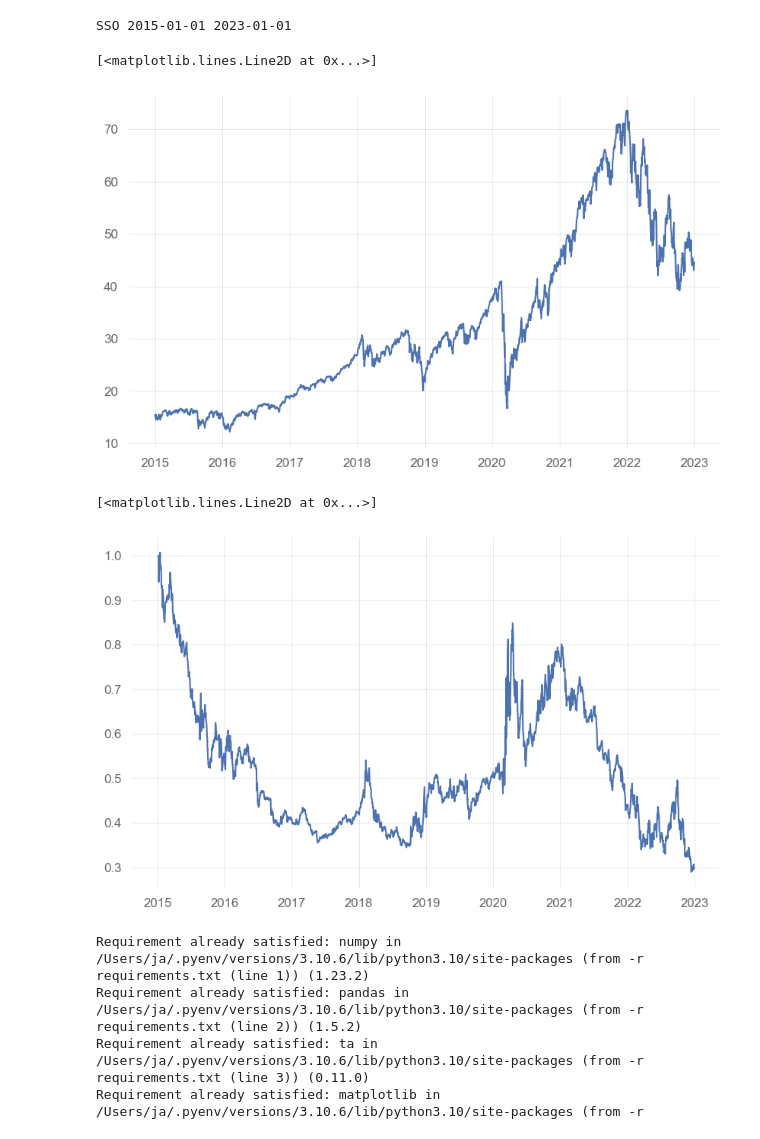
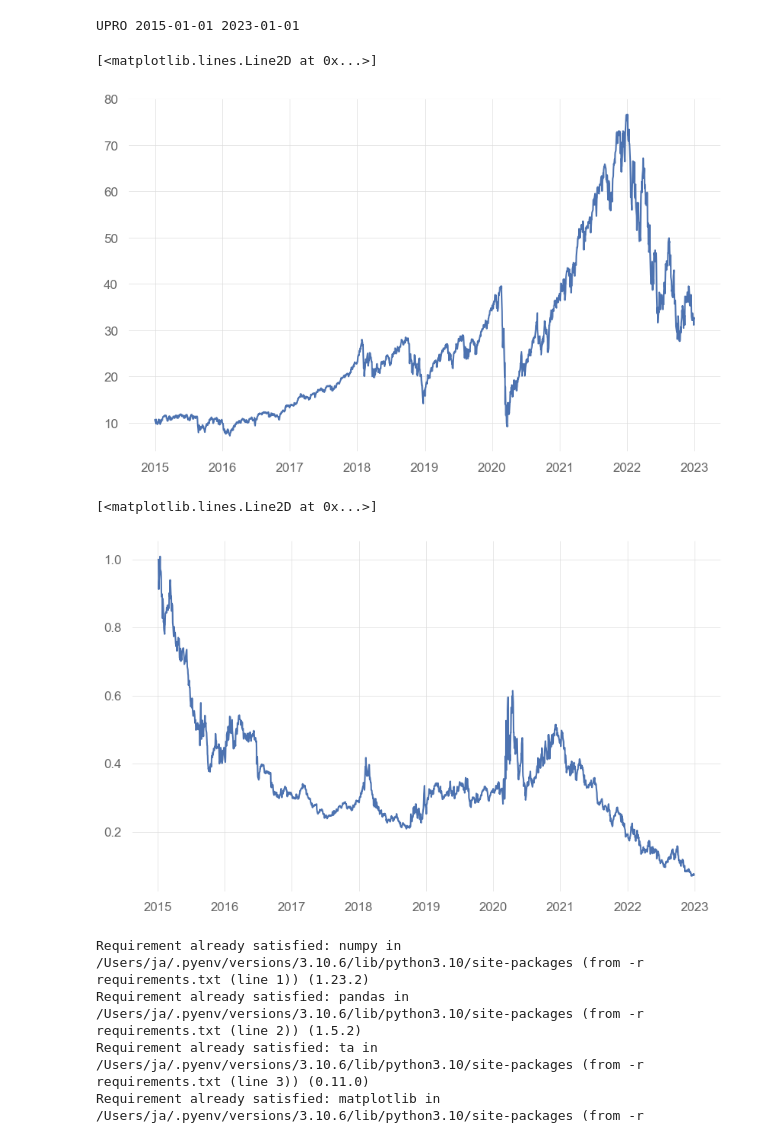
Before and after one commit to radostyle/qtrade, a Jupyter notebook: trading strategy.ipynb, the cells around one changed output. Drawn from its saved outputs; the diff is of its cells as text; code cells hidden in the pictures.

```diff
--- a/trading strategy.ipynb
+++ b/trading strategy.ipynb
@@ -3,20 +3,20 @@ import l
 # %%
 import matplotlib.pyplot as plt
 
-security_name = 'SSO'
+security_name = 'UPRO'
 start_date = '2015-01-01'
 end_date = '2023-01-01'
 
 mystrategy = l.Strategy(security_name, start_date, end_date)
 print(mystrategy.security_name, mystrategy.start, mystrategy.end)
 
 result = mystrategy.download_data()
 mypsar = mystrategy.get_psar(result)
 plt.plot(result.index, result.Close, label='Close')
 # %% [output]
-SSO 2015-01-01 2023-01-01
+UPRO 2015-01-01 2023-01-01
 [<matplotlib.lines.Line2D at 0x...>]
-[figure, old version]
+[figure, new version]
 # %%
 signal = mystrategy.get_signals(result,  mypsar)
 result["Signal"] = signal
@@ -25,7 +25,7 @@ result = mystrategy.get_equity_curve(result)
 plt.plot(result['Cumulative Returns'])
 # %% [output]
 [<matplotlib.lines.Line2D at 0x...>]
-[figure, old version]
+[figure, new version]
 # %%
 !pip install -r requirements.txt
 # %% [output]
```
Also changed, not shown: parts of 52 cells of this notebook, 1 other file.
